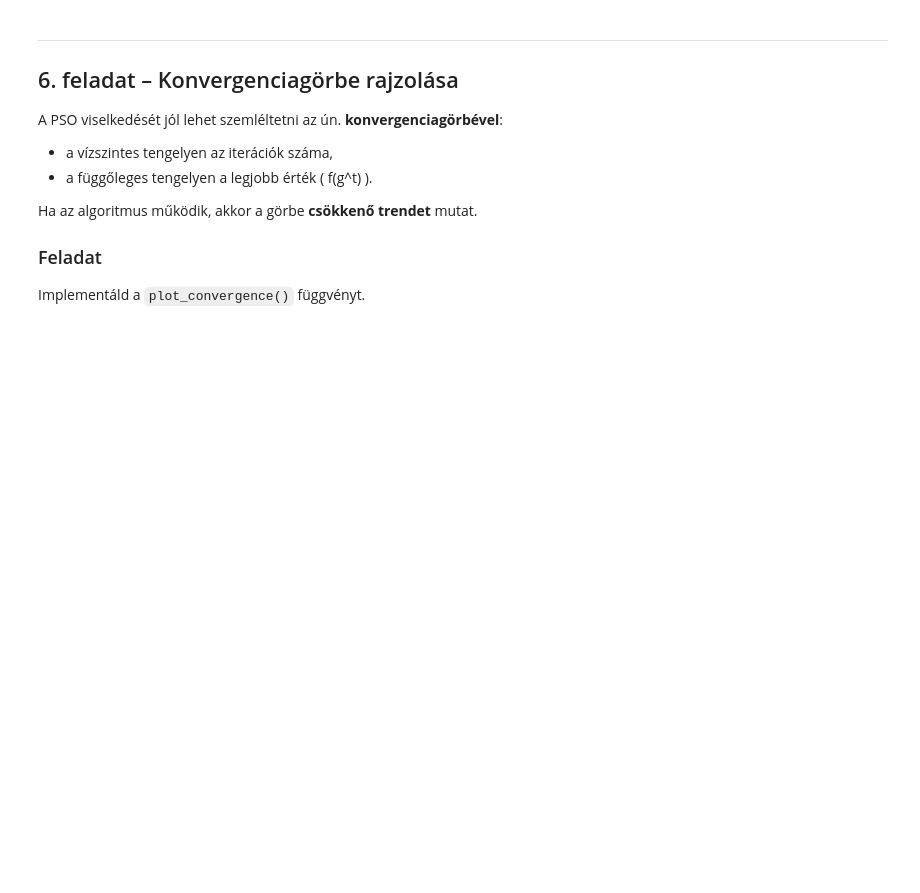
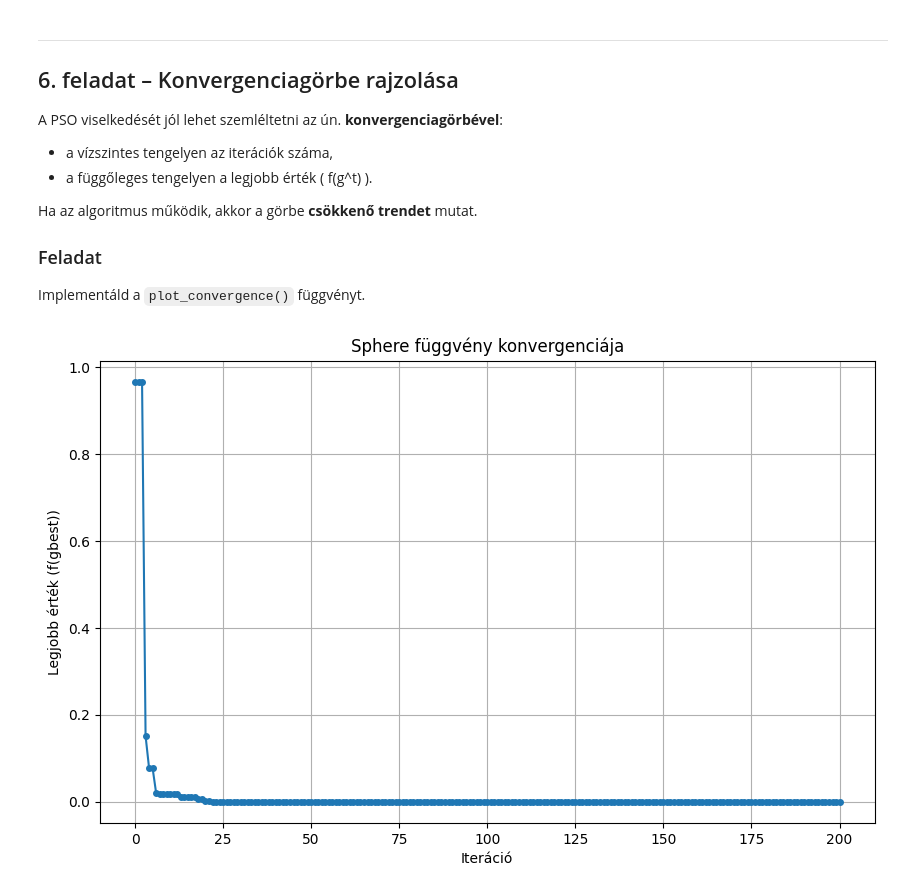
Before and after one commit to bodohelgahannelora-lab/Bioinformatika, a Jupyter notebook: PSO_Gyakorlo_Template.ipynb, the cells around one changed output. Saved outputs shown, nothing was run; the diff lists cells and outputs as text; code cells hidden in the pictures; blank space fills up the shorter version.

```diff
--- a/PSO_Gyakorlo_Template.ipynb
+++ b/PSO_Gyakorlo_Template.ipynb
@@ -154,7 +166,6 @@ Implementáld az `evaluate_swarm()` függvényt, amely:
 - frissíti a `pbest_positions` és `pbest_values` listákat,
 - meghatározza és visszaadja a `gbest_position` és `gbest_value` értékeit.
 # %%
-# TODO: Swarm kiértékelése és pbest / gbest frissítése
 def evaluate_swarm(positions, pbest_positions, pbest_values, objective_fn):
     """
     positions: aktuális pozíciók
@@ -164,8 +175,22 @@ def evaluate_swarm(positions, pbest_positions, pbest_values, objective_fn):
     Visszatérés:
       pbest_positions, pbest_values, gbest_position, gbest_value
     """
-    # TODO: járd végig a pozíciókat, frissítsd a pbest-et, keresd meg a globális minimumot
-    raise NotImplementedError
+    gbest_value = float('inf')
+    gbest_position = None
+
+    for i in range(len(positions)):
+        current_position = positions[i]
+        current_value = objective_fn(current_position)
+
+        if current_value < pbest_values[i]:
+            pbest_values[i] = current_value
+            pbest_positions[i] = list(current_position)
+
+        if pbest_values[i] < gbest_value:
+            gbest_value = pbest_values[i]
+            gbest_position = list(pbest_positions[i])
+
+    return pbest_positions, pbest_values, gbest_position, gbest_value
 # %% [markdown]
 ---
 
@@ -287,0 +347,12 @@ def run_pso(objective_fn, num_particles=30, dim=2, lower=-5, upper=5,
+# %%
+best_position_sphere, best_value_sphere, history_sphere = run_pso(objective_fn=sphere, num_particles=50, n_iters=200, lower=-10, upper=10)
+
+print("--- Eredmények a Sphere függvényre ---")
+print(f"Legjobb talált pozíció: {best_position_sphere}")
+print(f"Legjobb érték ezen a pozíción: {best_value_sphere}")
+
+best_position_rastrigin, best_value_rastrigin, history_rastrigin = run_pso(objective_fn=rastrigin, num_particles=50, n_iters=200, lower=-5.12, upper=5.12, vmax=2.0)
+
+print("\n--- Eredmények a Rastrigin függvényre ---")
+print(f"Legjobb talált pozíció: {best_position_rastrigin}")
+print(f"Legjobb érték ezen a pozíción: {best_value_rastrigin}")
@@ -305,5 +384,14 @@ import matplotlib.pyplot as plt
 
 def plot_convergence(history, title="PSO konvergencia"):
     """Rajzold ki a history listát (legjobb érték iterációnként)."""
-    # TODO: használj plt.plot(...), adj meg tengelyfeliratokat és címet
-    raise NotImplementedError
+    plt.figure(figsize=(10, 6))
+    plt.plot(history, marker='o', linestyle='-', markersize=4)
+    plt.title(title)
+    plt.xlabel("Iteráció")
+    plt.ylabel("Legjobb érték (f(gbest))")
+    plt.grid(True)
+    plt.show()
+# %%
+plot_convergence(history_sphere, title="Sphere függvény konvergenciája")
+# %% [output]
+[figure, added]
```
Also changed, not shown: parts of 6 cells of this notebook.
